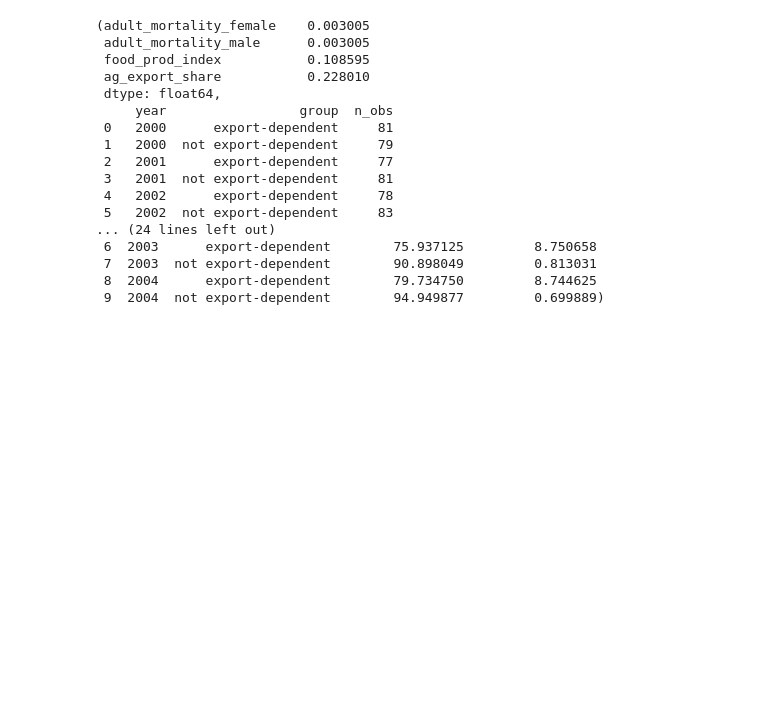
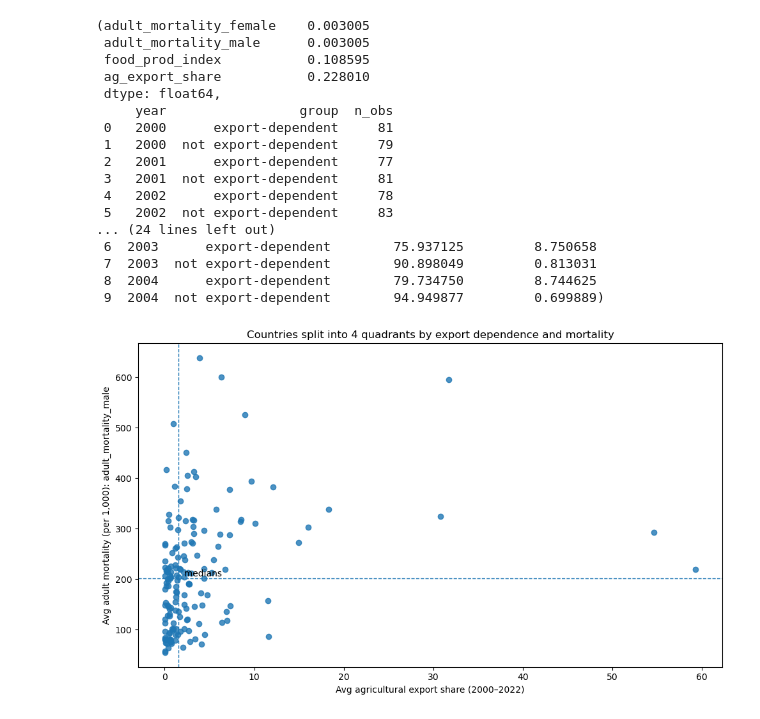
Before and after one commit to marcaina16/EEP-153---Project-1, a Jupyter notebook: notebooks/01_wb_fetch_&_panel.ipynb, the cells around one changed output. Saved outputs shown, nothing was run; the diff lists cells and outputs as text; code cells hidden in the pictures; blank space fills up the shorter version.

```diff
--- a/notebooks/01_wb_fetch_&_panel.ipynb
+++ b/notebooks/01_wb_fetch_&_panel.ipynb
@@ -392,3 +331,62 @@ missing_rates, n_obs.head(12), trend_mort.head(10), trend_food.head(10)
  7  2003  not export-dependent        90.898049         0.813031
  8  2004      export-dependent        79.734750         8.744625
  9  2004  not export-dependent        94.949877         0.699889)
+# %%
+import numpy as np
+import pandas as pd
+import matplotlib.pyplot as plt
+
+mort_col = "adult_mortality_male"
+need = ["country", "ag_export_share", "food_prod_index", mort_col]
+
+d = panel.dropna(subset=need).copy()
+
+country_avg = (
+    d.groupby("country")
+     .agg(
+         avg_ag_export_share=("ag_export_share", "mean"),
+         avg_food_prod_index=("food_prod_index", "mean"),
+         avg_mortality=(mort_col, "mean"),
+         n_years=("year", "nunique")
+     )
+     .reset_index()
+)
+
+country_avg = country_avg[country_avg["n_years"] >= 15].copy()
+
+x = country_avg["avg_ag_export_share"]
+y = country_avg["avg_mortality"]
+
+x_med = x.median()
+y_med = y.median()
+
+fig, ax = plt.subplots(figsize=(10, 6))
+
+ax.scatter(x, y, alpha=0.8)
+
+ax.axvline(x_med, linestyle="--", linewidth=1)
+ax.axhline(y_med, linestyle="--", linewidth=1)
+
+ax.set_xlabel("Avg agricultural export share (2000–2022)")
+ax.set_ylabel(f"Avg adult mortality (per 1,000): {mort_col}")
+ax.set_title("Countries split into 4 quadrants by export dependence and mortality")
+
+ax.text(x_med, y_med, "  medians", va="bottom")
+
+plt.tight_layout()
+plt.show()
+
+country_avg.assign(
+    quadrant=np.select(
+        [
+            (x >= x_med) & (y >= y_med),
+            (x >= x_med) & (y <  y_med),
+            (x <  x_med) & (y >= y_med),
+            (x <  x_med) & (y <  y_med),
+        ],
+        ["High export / High mort", "High export / Low mort", "Low export / High mort", "Low export / Low mort"],
+        default="?"
+    )
+).sort_values(["quadrant","avg_ag_export_share"], ascending=[True, False]).head(20)
+# %% [output]
+[figure, added]
```
Also changed, not shown: parts of 3 cells of this notebook, 1 other file.
